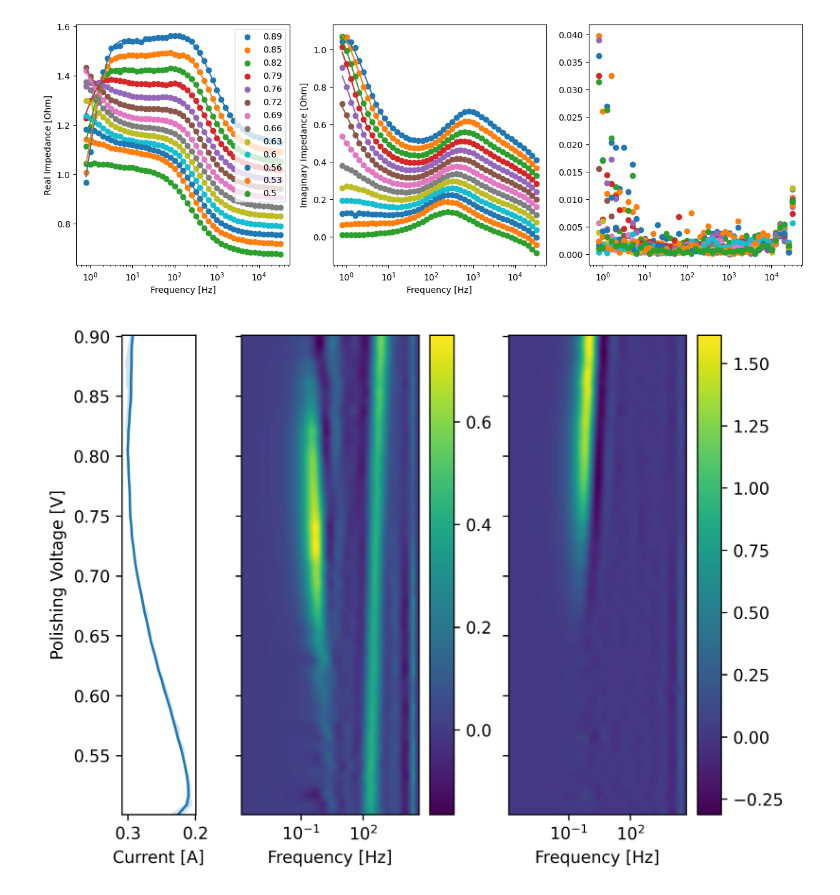
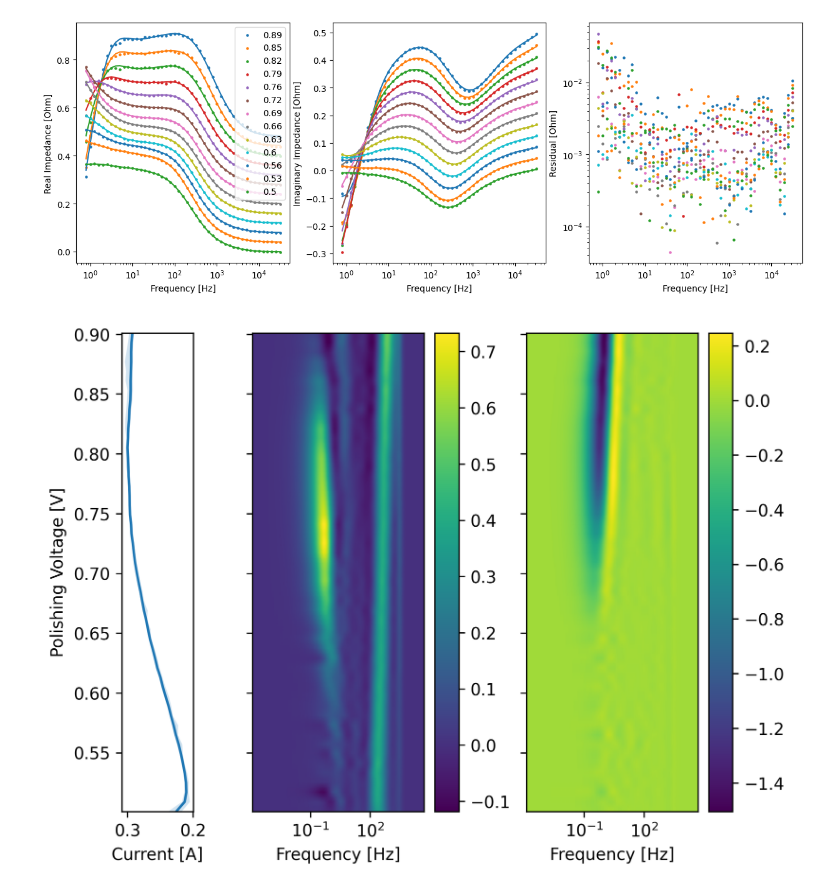
Before and after one commit to EricViklund/nbeis, a Jupyter notebook: DRT-Compute-3.ipynb, the cells around one changed output. Saved outputs shown, nothing was run; the diff lists cells and outputs as text; code cells hidden in the pictures.

```diff
--- a/DRT-Compute-3.ipynb
+++ b/DRT-Compute-3.ipynb
@@ -459,22 +517,22 @@ Elapsed time: 2.06 seconds
 # %%
 ax = plt.figure(figsize=(20,20)).add_subplot(projection='3d')
 
-ax.set_xlim(0.6,1.2)
-ax.set_zlim(-0.2,0.3)
+ax.set_xlim(0,.6)
+ax.set_zlim(0,0.5)
 
 for i, key in reversed(list(enumerate(output.keys()))):
     cycle_output = output[key]
 
 
-    Z_exp_re = cycle_output['ReZ']
-    Z_exp_im = cycle_output['ImZ']
+    Z_exp_re = cycle_output['ReZ'] - cycle_output['R']
+    Z_exp_im = cycle_output['ImZ'] - np.exp(cycle_output['f_m'])*cycle_output['L']
     #Z_sim_re = np.matmul(cycle_output['A_re'],cycle_output['x'])+cycle_output['R']
     #Z_sim_im = np.matmul(cycle_output['A_im'],cycle_output['x'])+np.exp(cycle_output['f_m'])*cycle_output['L']-np.exp(-cycle_output['f_m'])*cycle_output['C']
 
     Z_sim_re, Z_sim_im = generalized_DRT(cycle_output['params'], cycle_output['A_re'], cycle_output['A_im'], cycle_output['f_m'])
 
-    ax.scatter(Z_exp_re,Electrode_Potential[i].repeat(Z_exp_re.shape[0]),Z_exp_im)
-    ax.plot(Z_sim_re,Electrode_Potential[i].repeat(Z_sim_re.shape[0]),Z_sim_im)
+    ax.scatter(Z_exp_re,Electrode_Potential[i].repeat(Z_exp_re.shape[0]),-Z_exp_im)
+    ax.plot(Z_sim_re,Electrode_Potential[i].repeat(Z_sim_re.shape[0]),-Z_sim_im)
 
 
 
@@ -493,36 +551,38 @@ axs[1].set_xlabel('Frequency [Hz]')
 axs[1].set_ylabel('Imaginary Impedance [Ohm]')
 
 axs[2].set_xscale('log')
+axs[2].set_yscale('log')
+axs[2].set_xlabel('Frequency [Hz]')
+axs[2].set_ylabel('Residual [Ohm]')
 
 for i, key in reversed(list(enumerate(output.keys()))[::4]):
     cycle_output = output[key]
 
     Freq = cycle_output['Freq']/(2*np.pi)
 
-    Z_exp_re = cycle_output['ReZ']
-    Z_exp_im = cycle_output['ImZ']
+    Z_exp_re = cycle_output['ReZ'] - cycle_output['R']
+    Z_exp_im = cycle_output['ImZ'] - np.exp(cycle_output['f_m'])*cycle_output['L']
     # Z_sim_re = np.matmul(cycle_output['A_re'],cycle_output['x'])
     # Z_sim_im = np.matmul(cycle_output['A_im'],cycle_output['x'])-np.exp(-cycle_output['f_m'])*cycle_output['C']
 
     Z_sim_re, Z_sim_im = generalized_DRT(cycle_output['params'], cycle_output['A_re'], cycle_output['A_im'], cycle_output['f_m'])
 
-
-    res = np.sqrt((Z_exp_re-Z_sim_re)**2 + (Z_exp_im-Z_sim_im)**2)/np.sqrt(Z_exp_re**2+Z_exp_im**2)
+    res = np.sqrt((Z_exp_re-Z_sim_re)**2 + (Z_exp_im-Z_sim_im)**2)
 
     offset = 0.01*i
 
-    axs[0].scatter(Freq, Z_exp_re+offset, label = round(Electrode_Potential[i],2))
+    axs[0].scatter(Freq, Z_exp_re+offset, label = round(Electrode_Potential[i],2),s=5)
     axs[0].plot(Freq, Z_sim_re+offset)
-    axs[1].scatter(Freq, Z_exp_im+offset)
+    axs[1].scatter(Freq, Z_exp_im+offset,s=5)
     axs[1].plot(Freq, Z_sim_im+offset)
 
-    axs[2].scatter(Freq,res)
+    axs[2].scatter(Freq,res, s=5)
 
 axs[0].legend()
 
 plt.savefig('figures/bodeplot.png')
 # %% [output]
-[figure, old version]
+[figure, new version]
 # %%
 
 """Plotting"""
@@ -545,40 +605,40 @@ log_plot_freq = np.linspace(log_plot_freq_min,log_plot_freq_max,plot_points)
 plot_freq = np.exp(log_plot_freq)
 
 
-gamma1 = np.sum((x_im[None,:,:]+x_re[None,:,:])*Gaussian_Func(log_plot_freq[:,None,None]-log_f_n[None,:,None],gaussian_width),axis=1)
+gamma1 = np.sum((x_re[None,:,:]-x_im[None,:,:])*Gaussian_Func(log_plot_freq[:,None,None]-log_f_n[None,:,None],gaussian_width),axis=1)
 
-gamma2 = np.sum((x_im[None,:,:]-x_re[None,:,:])*Gaussian_Func(log_plot_freq[:,None,None]-log_f_n[None,:,None],gaussian_width),axis=1)
+gamma2 = np.sum((x_re[None,:,:]+x_im[None,:,:])*Gaussian_Func(log_plot_freq[:,None,None]-log_f_n[None,:,None],gaussian_width),axis=1)
 
 fig, (ax1, ax2, ax3) = plt.subplots(ncols=3,dpi=300,sharey=True,gridspec_kw={'width_ratios': [1, 3, 3]})
 
 X,Y = np.meshgrid(plot_freq/(2*np.pi),Electrode_Potential,indexing='ij')
 
 mesh1 = ax2.pcolormesh(X,Y,gamma1,shading='gouraud', cmap='viridis')
 cbar = fig.colorbar(mesh1)
 
 #for i in range(gamma.shape[1]):
 #    ax2.plot(plot_freq,gamma[:,i])
 
 mesh2 = ax3.pcolormesh(X,Y,gamma2,shading='gouraud', cmap='viridis')
 cbar = fig.colorbar(mesh2)
 ax2.set_xscale('log')
 ax2.set_xlabel('Frequency [Hz]')
 #ax2.set_xticks([1e1,1e3,1e5])
 ax3.set_xscale('log')
 ax3.set_xlabel('Frequency [Hz]')
 
 ax1.plot(Current/1000,Electrode_Potential)
 ax1.fill_betweenx(Electrode_Potential, Current_min/1000, Current_max/1000, alpha = 0.2)
 ax1.set_ylabel('Polishing Voltage [V]')
 ax1.set_xlabel('Current [A]')
 ax1.invert_xaxis()
 # ax1.set_xticks([0.1,0.2])
 #ax1.set_yticks(np.arange(0.5,1.0,0.1))
 # ax1.set_xlim(0.2,0)
 
 fig.subplots_adjust(wspace = 0)
 fig.tight_layout()
 
 plt.savefig('figures/gamma.png')
 # %% [output]
-[figure, old version]
+[figure, new version]
```
Also changed, not shown: parts of 8 cells of this notebook, 10 other files.
